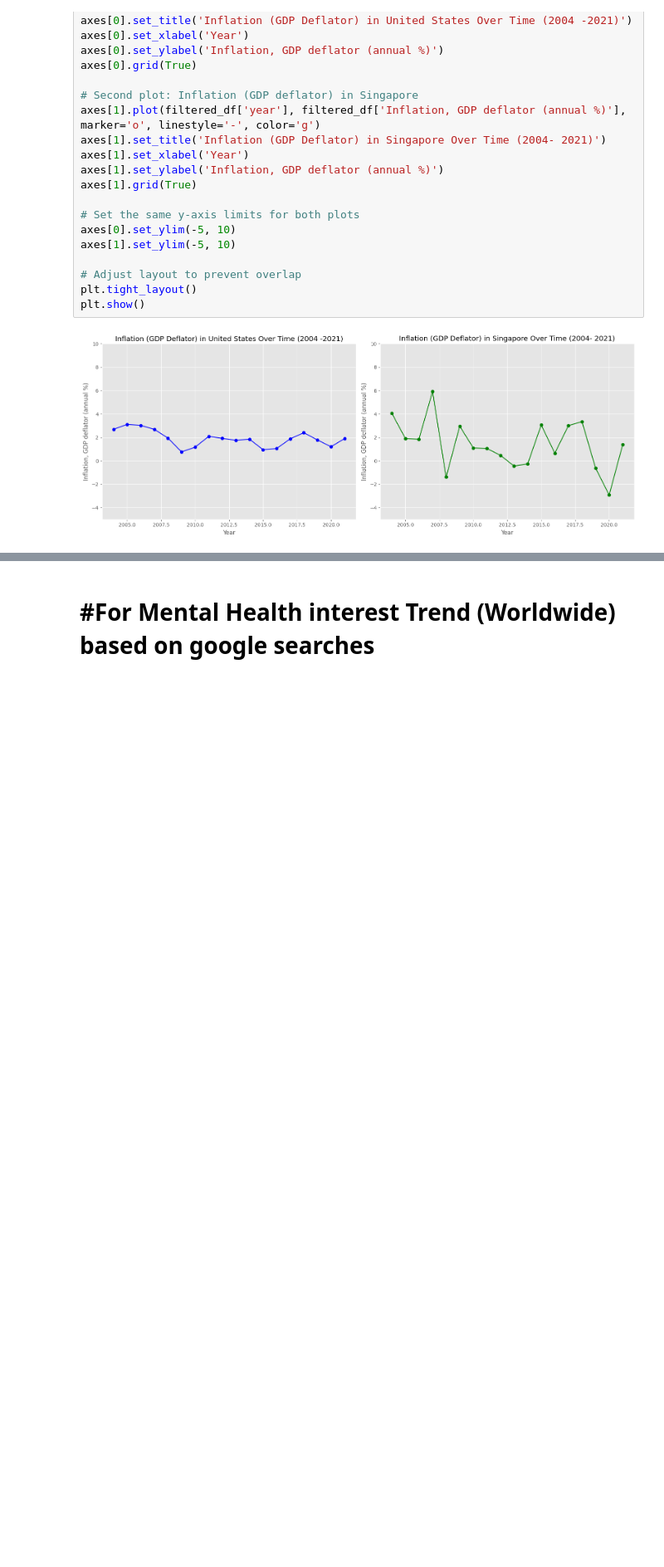
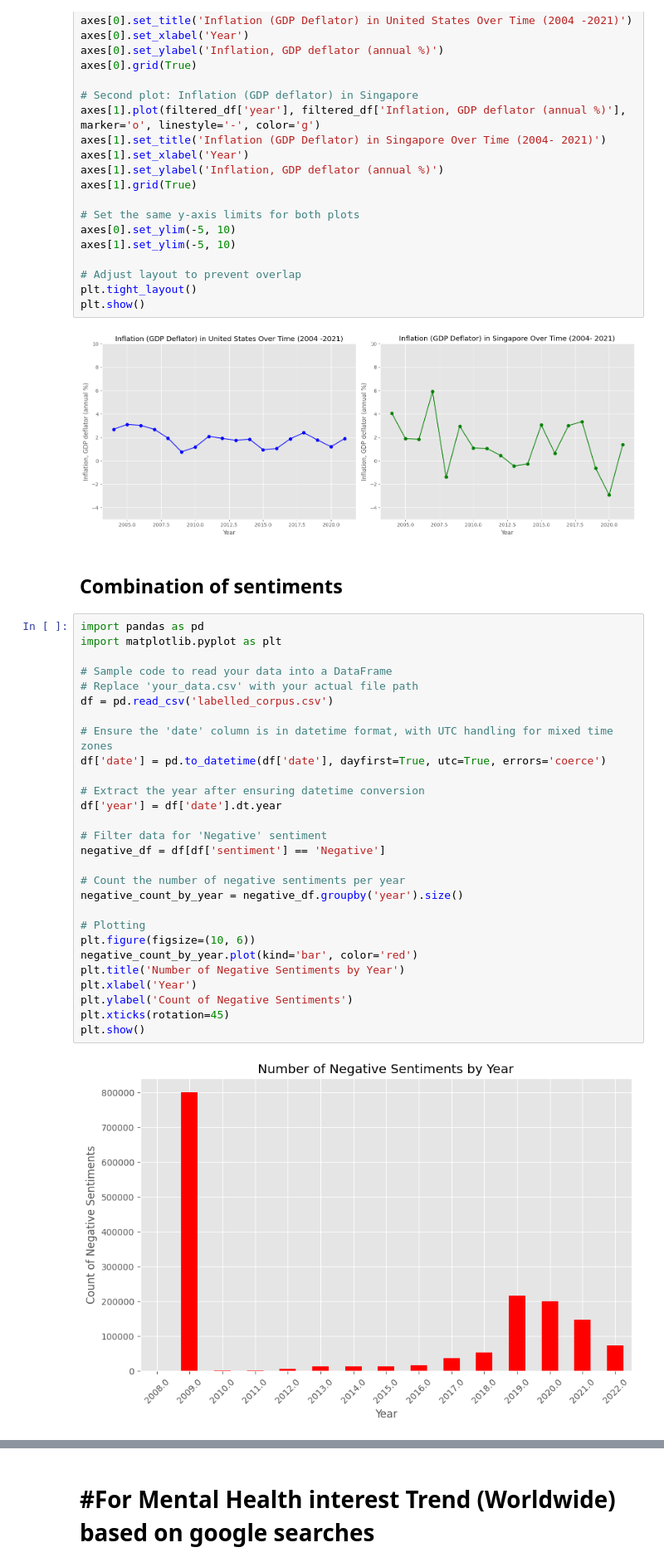
Before and after one commit to fishbrightwise/IS424-G2T4, a Jupyter notebook: notebooks/3.5) EDA_For_Research.ipynb, the cells around one changed output, grey strips where cells are left out. Shown at 83% size. Drawn from its saved outputs; the diff is of its cells as text; blank space fills up the shorter version.

Commit message:
update new chart

```diff
--- a/notebooks/3.5) EDA_For_Research.ipynb
+++ b/notebooks/3.5) EDA_For_Research.ipynb
@@ -283,3 +283,35 @@ plt.tight_layout()
 plt.show()
 # %% [output]
 [figure]
+# %% [markdown]
+## Combination of sentiments
+# %%
+import pandas as pd
+import matplotlib.pyplot as plt
+
+# Sample code to read your data into a DataFrame
+# Replace 'your_data.csv' with your actual file path
+df = pd.read_csv('labelled_corpus.csv')
+
+# Ensure the 'date' column is in datetime format, with UTC handling for mixed time zones
+df['date'] = pd.to_datetime(df['date'], dayfirst=True, utc=True, errors='coerce')
+
+# Extract the year after ensuring datetime conversion
+df['year'] = df['date'].dt.year
+
+# Filter data for 'Negative' sentiment
+negative_df = df[df['sentiment'] == 'Negative']
+
+# Count the number of negative sentiments per year
+negative_count_by_year = negative_df.groupby('year').size()
+
+# Plotting
+plt.figure(figsize=(10, 6))
+negative_count_by_year.plot(kind='bar', color='red')
+plt.title('Number of Negative Sentiments by Year')
+plt.xlabel('Year')
+plt.ylabel('Count of Negative Sentiments')
+plt.xticks(rotation=45)
+plt.show()
+# %% [output]
+[figure, added]
```
Also changed, not shown: parts of 4 cells of this notebook.
